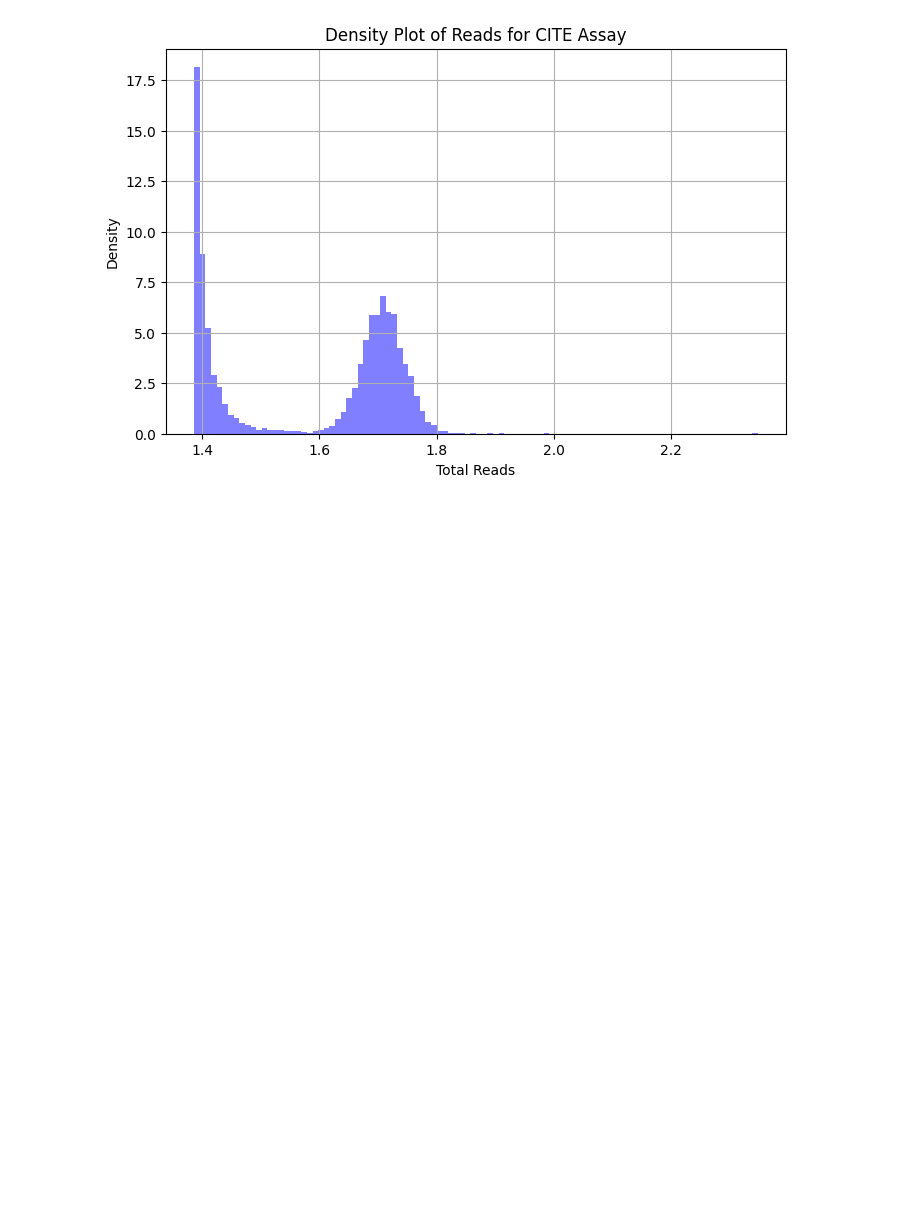
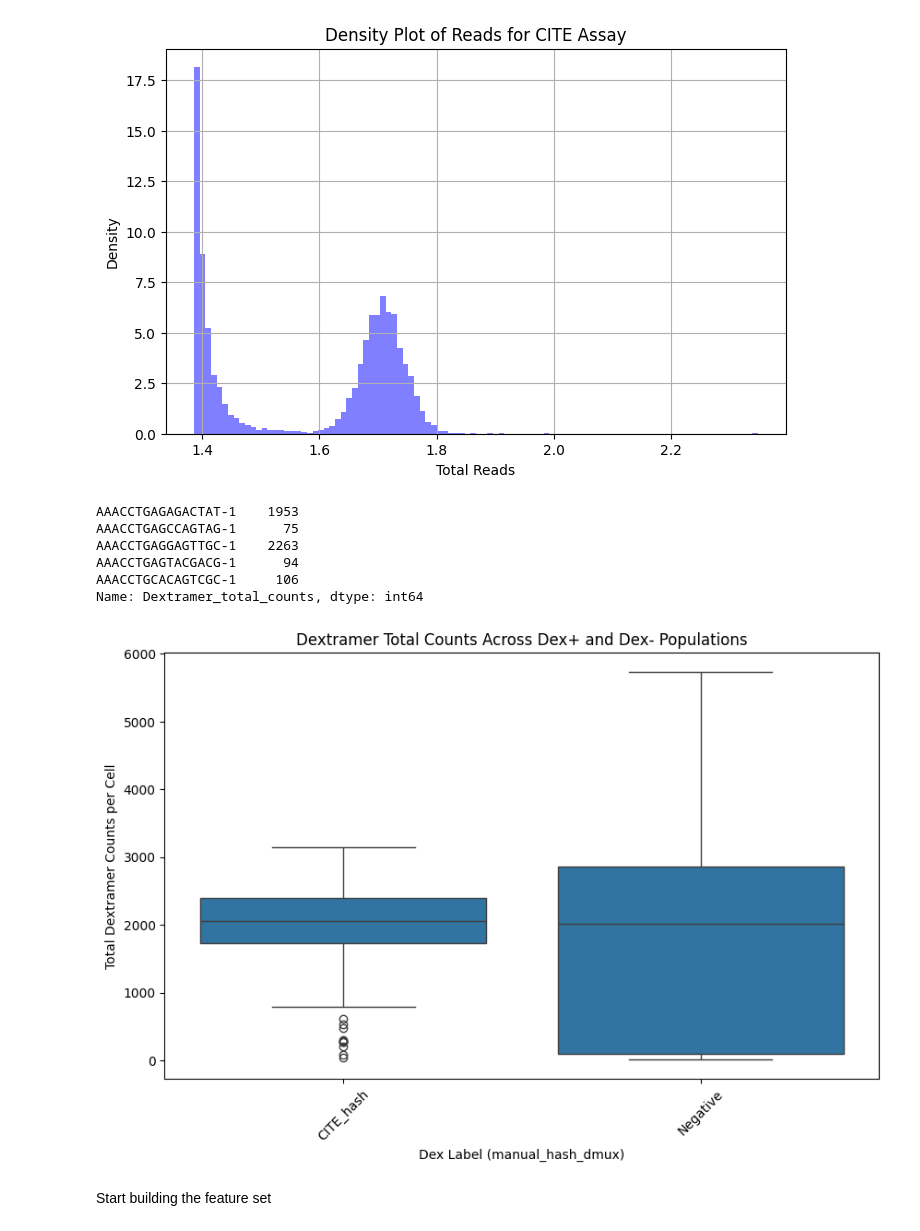
Before and after one commit to ecrosse01/neoantigen_ML, a Jupyter notebook: pipeline_dev.ipynb, the cells around one changed output. Saved outputs shown, nothing was run; the diff lists cells and outputs as text; code cells hidden in the pictures; blank space fills up the shorter version.

```diff
--- a/pipeline_dev.ipynb
+++ b/pipeline_dev.ipynb
@@ -301,3 +274,53 @@ plt.grid(True)
 plt.show()
 # %% [output]
 [figure]
+# %%
+# Ensure CITE feature names are stored as a NumPy array
+cite_features = np.array(adata.uns["CITE_features"])
+
+# Find the index of the "Hash" feature in the CITE assay
+hash_index = np.where(cite_features == "Hash")[0][0]
+
+# Extract 'Hash' counts from the CITE-seq matrix
+if sp.issparse(adata.obsm["CITE_clr"]):
+    hash_counts = adata.obsm["CITE_clr"][:, hash_index].toarray().flatten()  # Convert to dense then flatten
+else:
+    hash_counts = adata.obsm["CITE_clr"][:, hash_index].flatten()
+
+# Store the extracted counts in adata.obs
+adata.obs["HashCounts"] = hash_counts
+# %%
+# Create 'manual_hash_dmux' based on HashCounts threshold
+adata.obs["manual_hash_dmux"] = np.where(adata.obs["HashCounts"] > 1.5, "CITE_hash", "Negative")
+adata.obs["manual_hash_dmux"].value_counts()
+# %%
+# Sum total dextramer counts per cell and store in .obs
+adata.obs["Dextramer_total_counts"] = adata.obsm["Dextramer"].sum(axis=1)
+
+# Verify the new column
+print(adata.obs["Dextramer_total_counts"].head())
+# %% [output]
+AAACCTGAGAGACTAT-1    1953
+AAACCTGAGCCAGTAG-1      75
+AAACCTGAGGAGTTGC-1    2263
+AAACCTGAGTACGACG-1      94
+AAACCTGCACAGTCGC-1     106
+Name: Dextramer_total_counts, dtype: int64
+# %%
+# Create a boxplot of Dextramer total counts grouped by manual_hash_dmux categories
+plt.figure(figsize=(10, 6))
+sns.boxplot(data=adata.obs, x="manual_hash_dmux", y="Dextramer_total_counts")
+
+# Customize plot labels and title
+plt.xlabel("Dex Label (manual_hash_dmux)")
+plt.ylabel("Total Dextramer Counts per Cell")
+plt.title("Dextramer Total Counts Across Dex+ and Dex- Populations")
+
+# Rotate x-axis labels if necessary for readability
+plt.xticks(rotation=45)
+
+plt.show()
+# %% [output]
+[figure, added]
+# %% [markdown]
+Start building the feature set
```
Also changed, not shown: parts of 16 cells of this notebook.
